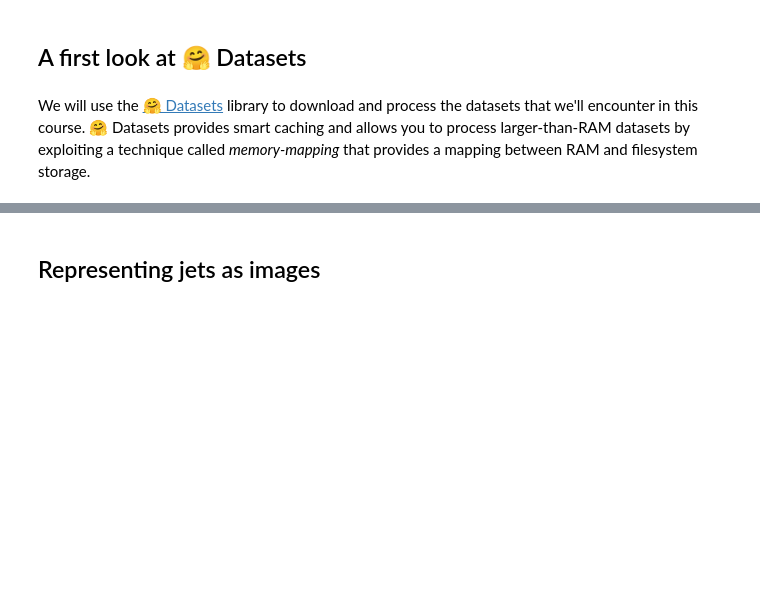
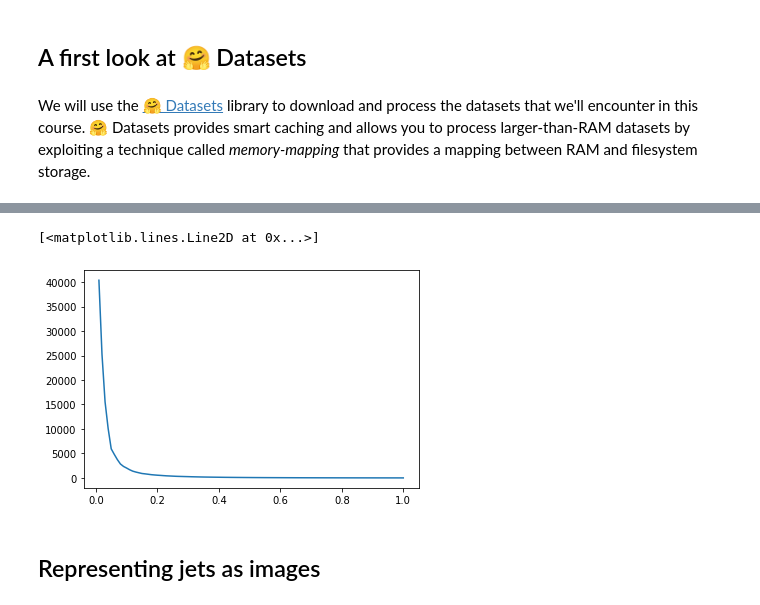
Before and after one commit to lewtun/dl4phys, a Jupyter notebook: lecture01.ipynb, the cells around one changed output, grey strips where cells are left out. Saved outputs shown, nothing was run; the diff lists cells and outputs as text; code cells hidden in the pictures; blank space fills up the shorter version.

```diff
--- a/lecture01.ipynb
+++ b/lecture01.ipynb
@@ -55,0 +214,3 @@ As we can see, each row consists of 4-vectors $(E_i, p_{x_i}, p_{y_i}, p_{z_i})$
+# %%
+fpr_n, tpr_n, thresholds_n = roc_curve(y_true=test_df["is_signal_new"],
+                                       y_score=preds[0][:, 1])
@@ -56,3 +232,17 @@ As we can see, each row consists of 4-vectors $(E_i, p_{x_i}, p_{y_i}, p_{z_i})$
+# %%
+rejections = []
+idxs = []
+
+for i in range(0, 101):
+    working_point_n = background_eff_n(i/100.)
+    rejections.append(1/working_point_n)
+    idxs.append(i/100.)
+# %%
+plt.plot(idxs, rejections, "-")
+# plt.ylim(0,1000)
+# %% [output]
+[<matplotlib.lines.Line2D at 0x...>]
+[figure, added]
 # %% [markdown]
 ## Representing jets as images
 # %% [markdown]
```
Also changed, not shown: parts of 32 cells of this notebook.
